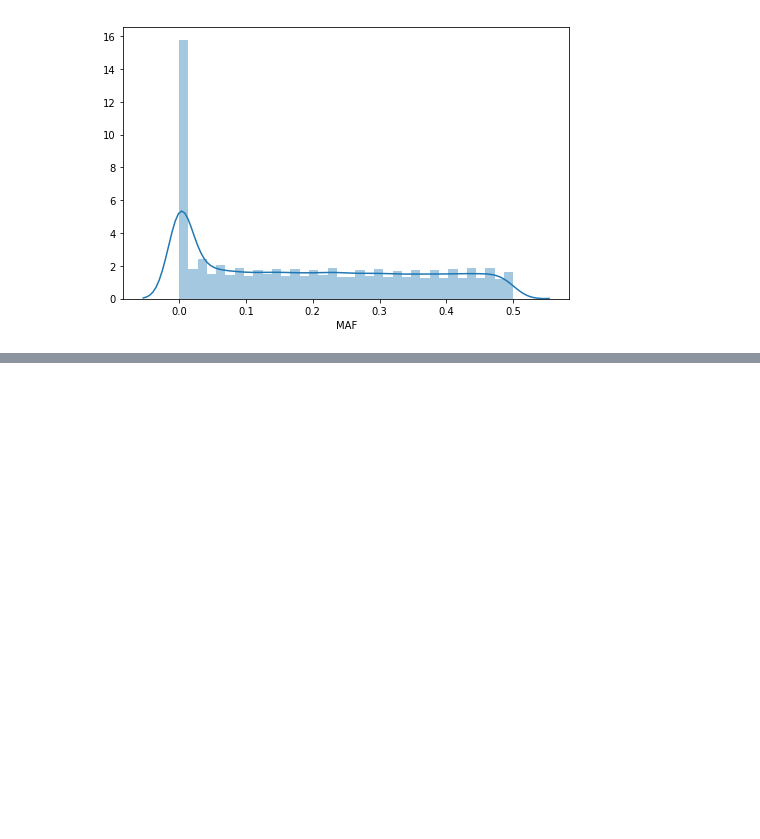
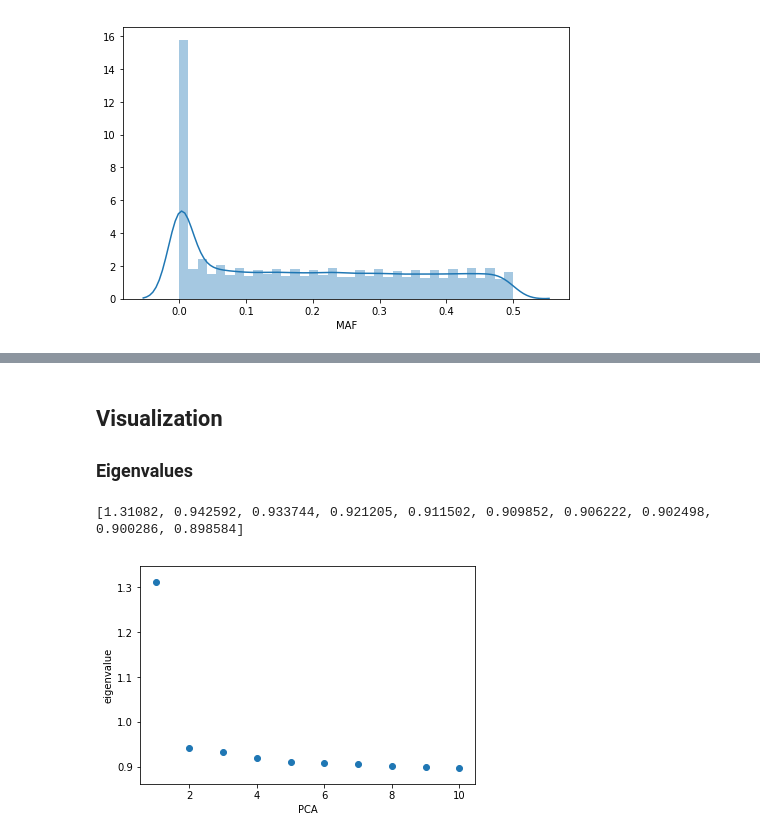
Before and after one commit to matthiaszeller/HBV, a Jupyter notebook: tutorial/HapMap.ipynb, the cells around one changed output, grey strips where cells are left out. Cells and saved outputs as stored; diff of their text form; code cells hidden in the pictures; blank space fills up the shorter version.

```diff
--- a/tutorial/HapMap.ipynb
+++ b/tutorial/HapMap.ipynb
@@ -130,0 +173,23 @@ plt.savefig("figures/maf_distrib.png");
+# %% [markdown]
+## Visualization
+
+### Eigenvalues
+# %%
+# Read the content of the file
+with open("hapmap1/pca.eigenval", 'r') as file:
+    content = file.read()
+# Split the string into lists
+eigval = content.split('\n')
+# Remove empty item
+eigval.pop()
+# Convert strings into floats
+eigval = [ float(val) for val in eigval ]
+print(eigval)
+# %% [output]
+[1.31082, 0.942592, 0.933744, 0.921205, 0.911502, 0.909852, 0.906222, 0.902498, 0.900286, 0.898584]
+# %%
+x = np.arange(1, 11)
+plt.scatter(x, eigval);
+plt.xlabel('PCA'); plt.ylabel('eigenvalue');
+# %% [output]
+[figure, added]
```
Also changed, not shown: parts of 10 cells of this notebook.
